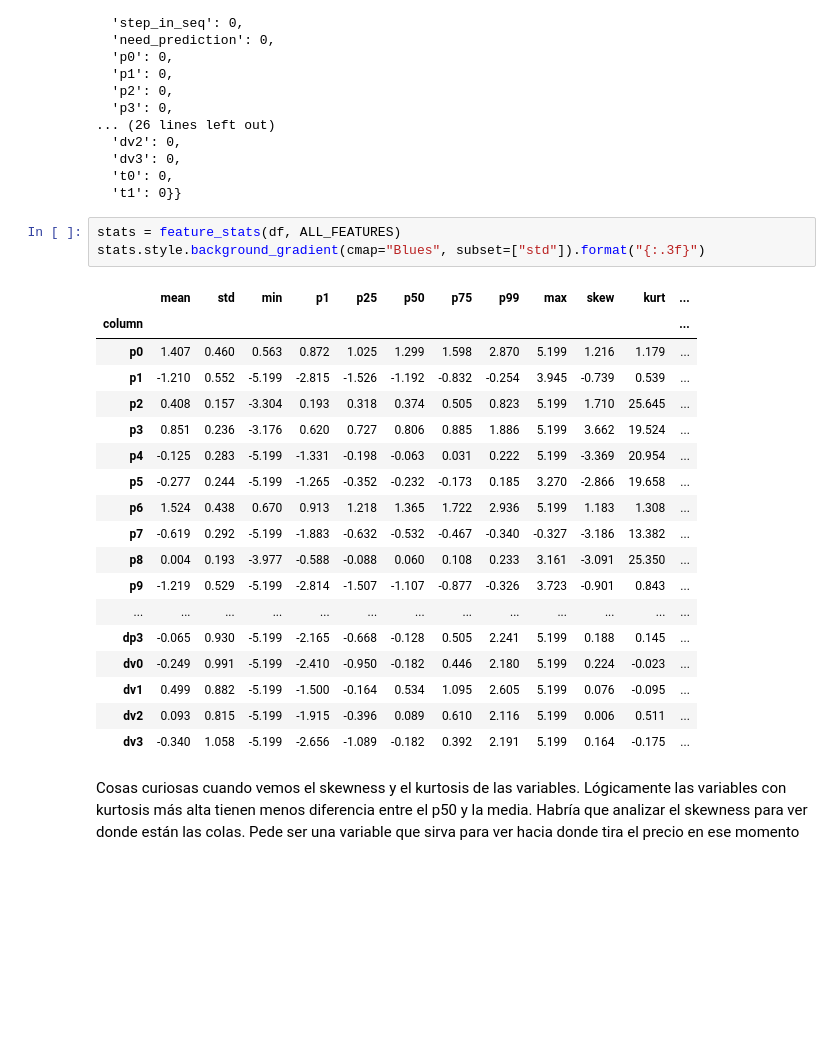
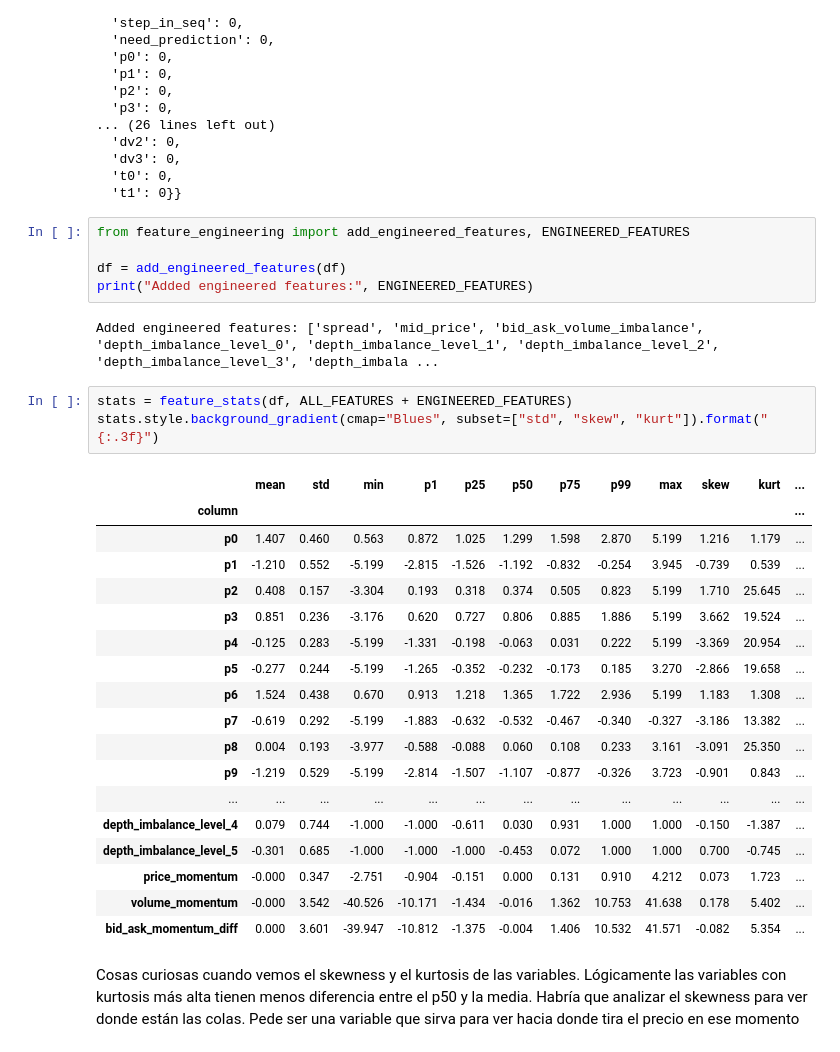
Before and after one commit to Mariogarber/lob-forecasting, a Jupyter notebook: exploration/profiling.ipynb, the cells around one changed output. Cells and saved outputs as stored; diff of their text form; blank space fills up the shorter version.

```diff
--- a/exploration/profiling.ipynb
+++ b/exploration/profiling.ipynb
@@ -43,28 +43,35 @@ ov
   'dv3': 0,
   't0': 0,
   't1': 0}}
+# %%
+from feature_engineering import add_engineered_features, ENGINEERED_FEATURES
+
+df = add_engineered_features(df)
+print("Added engineered features:", ENGINEERED_FEATURES)
+# %% [output]
+Added engineered features: ['spread', 'mid_price', 'bid_ask_volume_imbalance', 'depth_imbalance_level_0', 'depth_imbalance_level_1', 'depth_imbalance_level_2', 'depth_imbalance_level_3', 'depth_imbala ...
 # %%
-stats = feature_stats(df, ALL_FEATURES)
-stats.style.background_gradient(cmap="Blues", subset=["std"]).format("{:.3f}")
+stats = feature_stats(df, ALL_FEATURES + ENGINEERED_FEATURES)
+stats.style.background_gradient(cmap="Blues", subset=["std", "skew", "kurt"]).format("{:.3f}")
 # %% [output]
 |  | mean | std | min | p1 | p25 | p50 | p75 | p99 | max | skew | kurt | ... |
 | column |  |  |  |  |  |  |  |  |  |  |  | ... |
 | p0 | 1.407 | 0.460 | 0.563 | 0.872 | 1.025 | 1.299 | 1.598 | 2.870 | 5.199 | 1.216 | 1.179 | ... |
 | p1 | -1.210 | 0.552 | -5.199 | -2.815 | -1.526 | -1.192 | -0.832 | -0.254 | 3.945 | -0.739 | 0.539 | ... |
 | p2 | 0.408 | 0.157 | -3.304 | 0.193 | 0.318 | 0.374 | 0.505 | 0.823 | 5.199 | 1.710 | 25.645 | ... |
 | p3 | 0.851 | 0.236 | -3.176 | 0.620 | 0.727 | 0.806 | 0.885 | 1.886 | 5.199 | 3.662 | 19.524 | ... |
 | p4 | -0.125 | 0.283 | -5.199 | -1.331 | -0.198 | -0.063 | 0.031 | 0.222 | 5.199 | -3.369 | 20.954 | ... |
 | p5 | -0.277 | 0.244 | -5.199 | -1.265 | -0.352 | -0.232 | -0.173 | 0.185 | 3.270 | -2.866 | 19.658 | ... |
 | p6 | 1.524 | 0.438 | 0.670 | 0.913 | 1.218 | 1.365 | 1.722 | 2.936 | 5.199 | 1.183 | 1.308 | ... |
 | p7 | -0.619 | 0.292 | -5.199 | -1.883 | -0.632 | -0.532 | -0.467 | -0.340 | -0.327 | -3.186 | 13.382 | ... |
 | p8 | 0.004 | 0.193 | -3.977 | -0.588 | -0.088 | 0.060 | 0.108 | 0.233 | 3.161 | -3.091 | 25.350 | ... |
 | p9 | -1.219 | 0.529 | -5.199 | -2.814 | -1.507 | -1.107 | -0.877 | -0.326 | 3.723 | -0.901 | 0.843 | ... |
 | ... | ... | ... | ... | ... | ... | ... | ... | ... | ... | ... | ... | ... |
-| dp3 | -0.065 | 0.930 | -5.199 | -2.165 | -0.668 | -0.128 | 0.505 | 2.241 | 5.199 | 0.188 | 0.145 | ... |
-| dv0 | -0.249 | 0.991 | -5.199 | -2.410 | -0.950 | -0.182 | 0.446 | 2.180 | 5.199 | 0.224 | -0.023 | ... |
-| dv1 | 0.499 | 0.882 | -5.199 | -1.500 | -0.164 | 0.534 | 1.095 | 2.605 | 5.199 | 0.076 | -0.095 | ... |
-| dv2 | 0.093 | 0.815 | -5.199 | -1.915 | -0.396 | 0.089 | 0.610 | 2.116 | 5.199 | 0.006 | 0.511 | ... |
-| dv3 | -0.340 | 1.058 | -5.199 | -2.656 | -1.089 | -0.182 | 0.392 | 2.191 | 5.199 | 0.164 | -0.175 | ... |
+| depth_imbalance_level_4 | 0.079 | 0.744 | -1.000 | -1.000 | -0.611 | 0.030 | 0.931 | 1.000 | 1.000 | -0.150 | -1.387 | ... |
+| depth_imbalance_level_5 | -0.301 | 0.685 | -1.000 | -1.000 | -1.000 | -0.453 | 0.072 | 1.000 | 1.000 | 0.700 | -0.745 | ... |
+| price_momentum | -0.000 | 0.347 | -2.751 | -0.904 | -0.151 | 0.000 | 0.131 | 0.910 | 4.212 | 0.073 | 1.723 | ... |
+| volume_momentum | -0.000 | 3.542 | -40.526 | -10.171 | -1.434 | -0.016 | 1.362 | 10.753 | 41.638 | 0.178 | 5.402 | ... |
+| bid_ask_momentum_diff | 0.000 | 3.601 | -39.947 | -10.812 | -1.375 | -0.004 | 1.406 | 10.532 | 41.571 | -0.082 | 5.354 | ... |
 # %% [markdown]
 Cosas curiosas cuando vemos el skewness y el kurtosis de las variables. Lógicamente las variables con kurtosis más alta tienen menos diferencia entre el p50 y la media. Habría que analizar el skewness para ver donde están las colas. Pede ser una variable que sirva para ver hacia donde tira el precio en ese momento
 # %%
```
Also changed, not shown: parts of 5 cells of this notebook.
